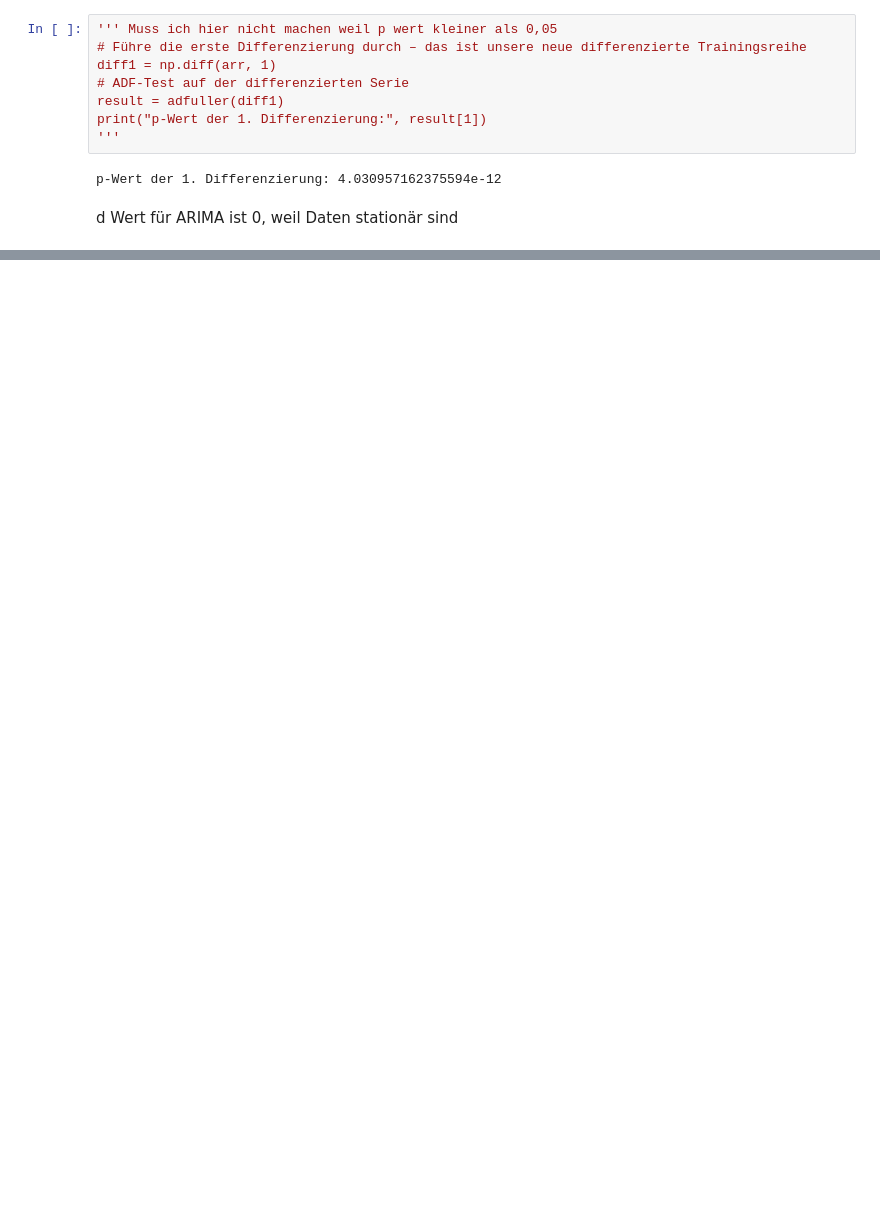
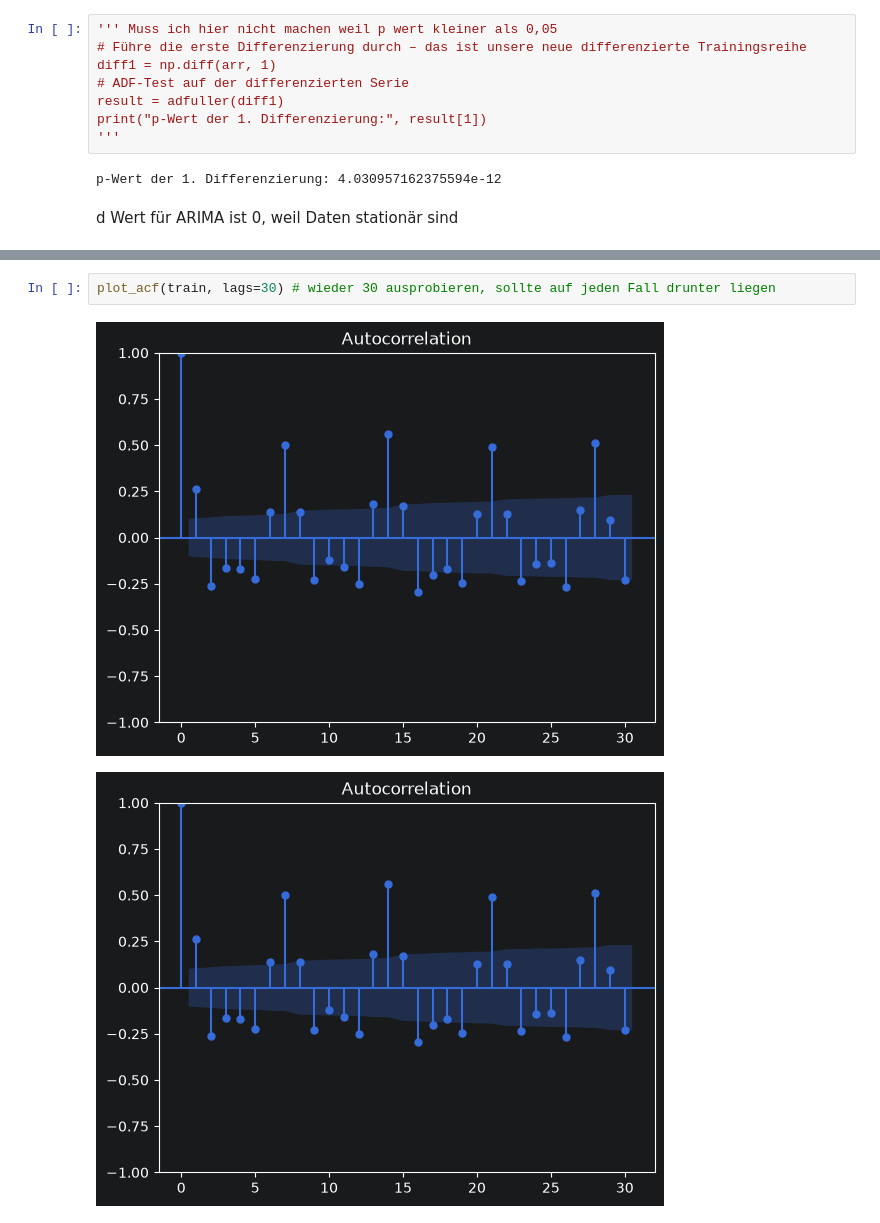
Before and after one commit to ka-katrin/Python_Timeseries_Project, a Jupyter notebook: Einzelhandels-Nachfrageprognose.ipynb, the cells around one changed output, grey strips where cells are left out. Drawn from its saved outputs; the diff is of its cells as text; blank space fills up the shorter version.

```diff
--- a/Einzelhandels-Nachfrageprognose.ipynb
+++ b/Einzelhandels-Nachfrageprognose.ipynb
@@ -190,0 +251,5 @@ d Wert für ARIMA ist 0, weil Daten stationär sind
+# %%
+plot_acf(train, lags=30) # wieder 30 ausprobieren, sollte auf jeden Fall drunter liegen
+# %% [output]
+[figure, added]
+[figure, added]
```
Also changed, not shown: parts of 31 cells of this notebook.
